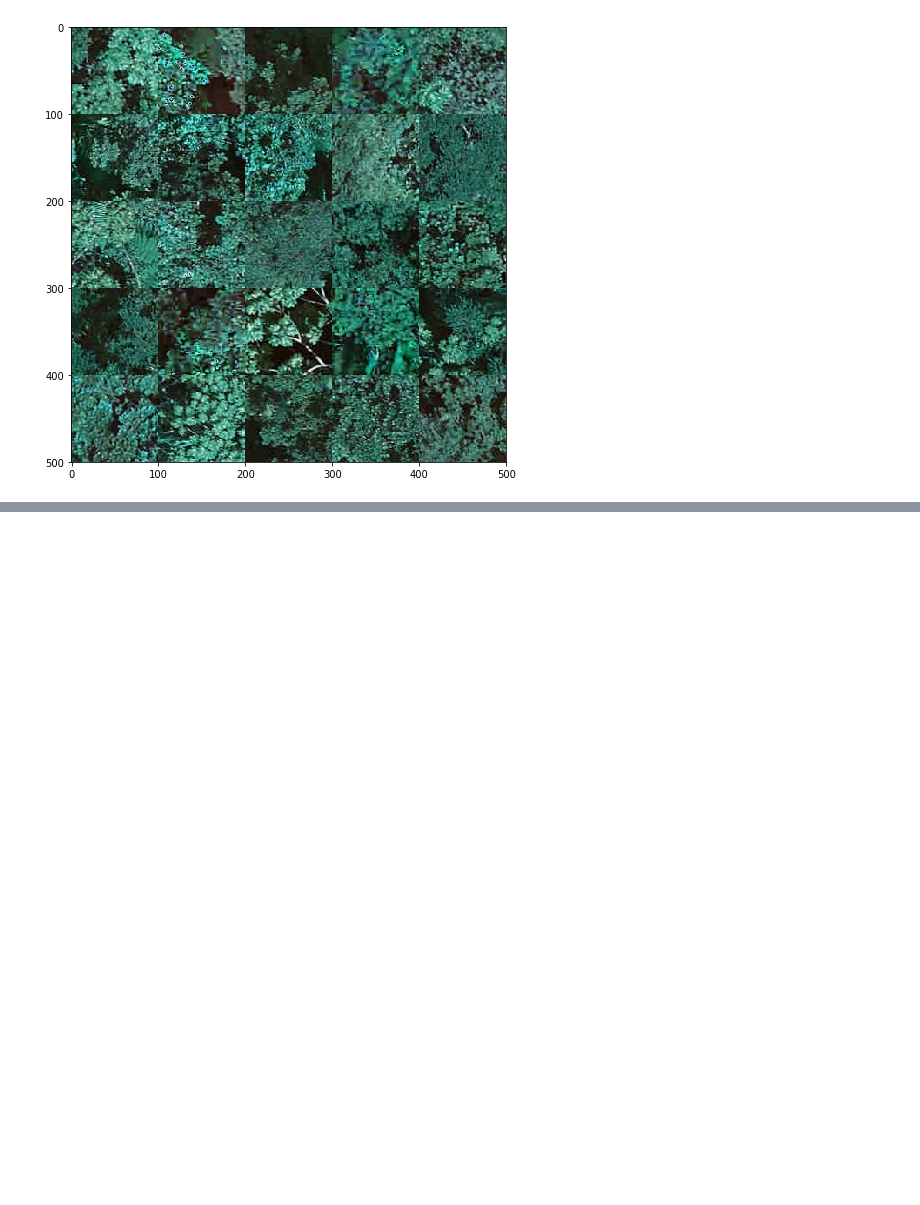
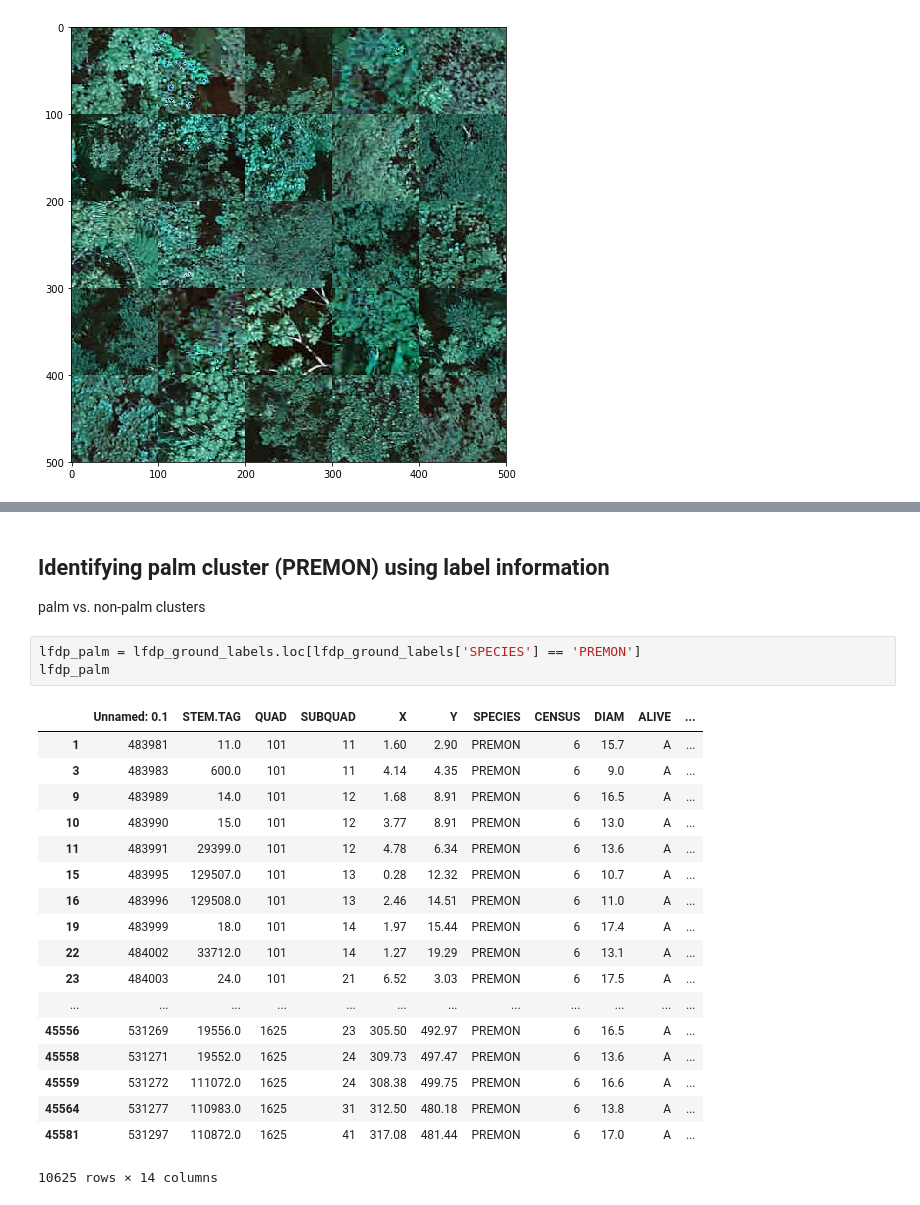
Before and after one commit to helenjin/APL, a Jupyter notebook: APL.ipynb, the cells around one changed output, grey strips where cells are left out. Drawn from its saved outputs; the diff is of its cells as text; blank space fills up the shorter version.

```diff
--- a/APL.ipynb
+++ b/APL.ipynb
@@ -735,0 +765,25 @@ plt.show()
+# %% [markdown]
+## Identifying palm cluster (PREMON) using label information
+palm vs. non-palm clusters
+# %%
+lfdp_palm = lfdp_ground_labels.loc[lfdp_ground_labels['SPECIES'] == 'PREMON']
+lfdp_palm
+# %% [output]
+|  | Unnamed: 0.1 | STEM.TAG | QUAD | SUBQUAD | X | Y | SPECIES | CENSUS | DIAM | ALIVE | ... |
+| 1 | 483981 | 11.0 | 101 | 11 | 1.60 | 2.90 | PREMON | 6 | 15.7 | A | ... |
+| 3 | 483983 | 600.0 | 101 | 11 | 4.14 | 4.35 | PREMON | 6 | 9.0 | A | ... |
+| 9 | 483989 | 14.0 | 101 | 12 | 1.68 | 8.91 | PREMON | 6 | 16.5 | A | ... |
+| 10 | 483990 | 15.0 | 101 | 12 | 3.77 | 8.91 | PREMON | 6 | 13.0 | A | ... |
+| 11 | 483991 | 29399.0 | 101 | 12 | 4.78 | 6.34 | PREMON | 6 | 13.6 | A | ... |
+| 15 | 483995 | 129507.0 | 101 | 13 | 0.28 | 12.32 | PREMON | 6 | 10.7 | A | ... |
+| 16 | 483996 | 129508.0 | 101 | 13 | 2.46 | 14.51 | PREMON | 6 | 11.0 | A | ... |
+| 19 | 483999 | 18.0 | 101 | 14 | 1.97 | 15.44 | PREMON | 6 | 17.4 | A | ... |
+| 22 | 484002 | 33712.0 | 101 | 14 | 1.27 | 19.29 | PREMON | 6 | 13.1 | A | ... |
+| 23 | 484003 | 24.0 | 101 | 21 | 6.52 | 3.03 | PREMON | 6 | 17.5 | A | ... |
+| ... | ... | ... | ... | ... | ... | ... | ... | ... | ... | ... | ... |
+| 45556 | 531269 | 19556.0 | 1625 | 23 | 305.50 | 492.97 | PREMON | 6 | 16.5 | A | ... |
+| 45558 | 531271 | 19552.0 | 1625 | 24 | 309.73 | 497.47 | PREMON | 6 | 13.6 | A | ... |
+| 45559 | 531272 | 111072.0 | 1625 | 24 | 308.38 | 499.75 | PREMON | 6 | 16.6 | A | ... |
+| 45564 | 531277 | 110983.0 | 1625 | 31 | 312.50 | 480.18 | PREMON | 6 | 13.8 | A | ... |
+| 45581 | 531297 | 110872.0 | 1625 | 41 | 317.08 | 481.44 | PREMON | 6 | 17.0 | A | ... |
+10625 rows × 14 columns
```
Also changed, not shown: parts of 17 cells of this notebook.
